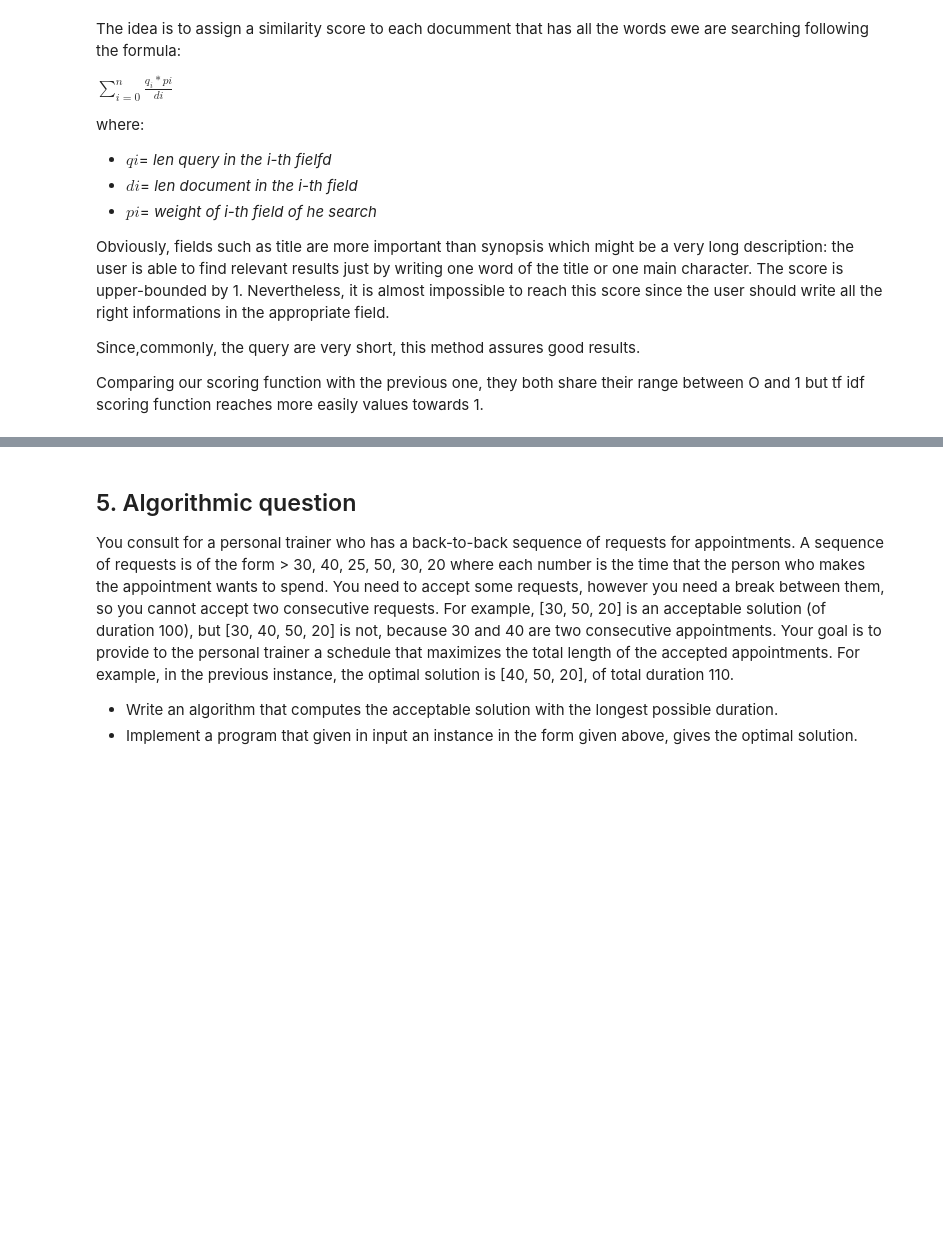
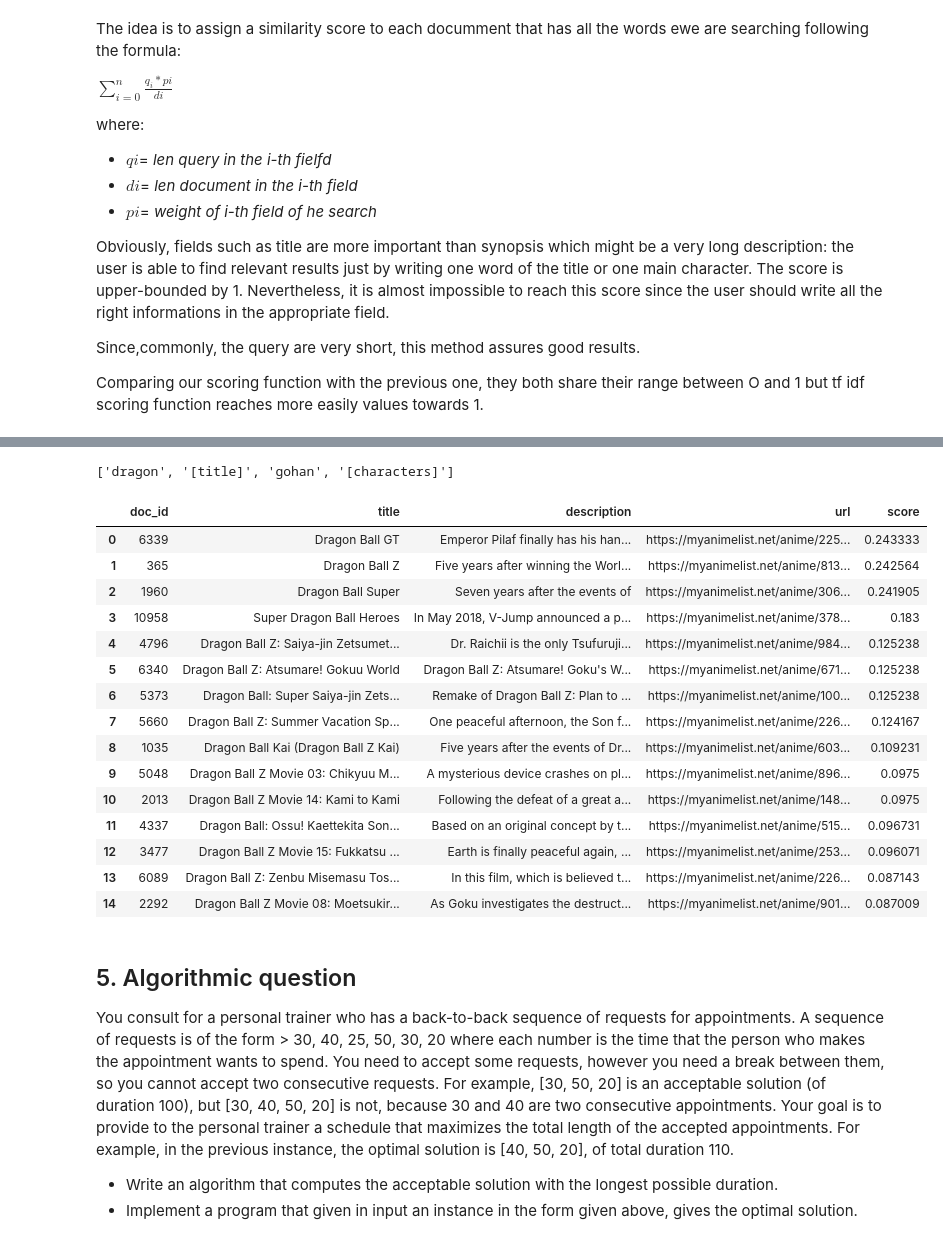
Before and after one commit to AlessandroPecchini/ADM-HW3, a Jupyter notebook: code/main.ipynb, the cells around one changed output, grey strips where cells are left out. Cells and saved outputs as stored; diff of their text form; code cells hidden in the pictures; blank space fills up the shorter version.

Commit message:
Moved all the function in external file and fixed the cell, runned again and it works

````diff
--- a/code/main.ipynb
+++ b/code/main.ipynb
@@ -832,36 +707,0 @@ def get_printable_doc(df,idx, score):
-# %%
-import warnings
-pd.options.mode.chained_assignment = None
-
-def query_anime(df, query, k=None):
-    '''
-    function to execute the query on the dataframe given the int number k  of elements we want as output
-
-    INPUT:dataframe,query, k
-    -NOTE- the query has the following shape: ```word1 word2 [where_to_search] word3 word4 [where_t_s2] ...```"<br
-
-    OUTPUT: the result in dataframe format
-    '''
-
-    parsed_query = parse_advanced_query(query)
-    results = list(get_advanced_results(parsed_query))
-
-    if len(results)==0:
-        warnings.warn(f"Cannot find any anime for the query: '{query}'")
-        return pd.DataFrame(columns=['doc_id', 'title', 'description', 'url', 'score'])
-    query_len = {k: len(v) for k, v in parsed_query.items()}
-
-    scores = [(idx, score(df.iloc[idx], query_len)) for idx in results]
-
-    scores = sorted(scores, key=lambda coppia: -coppia[1])
-
-    # Selecting the first k elements
-    if k is None or k>len(scores):
-        k = len(scores)
-    scores = scores[:k]
-
-    return pd.concat(list(map(lambda tupla: get_printable_doc(df, *tupla), scores))).reset_index().rename(columns={"index": "doc_id", "synopsis": "description"})
-
-dragonball = "dragon [title] gohan [characters]"
-
-query_anime(df, dragonball)
@@ -887,3 +708,25 @@ query_anime(df, dragonball)
+# %%
+
+dragonball = "dragon [title] gohan [characters]"
+query_anime(df, dragonball, 15)
+# %% [output]
+['dragon', '[title]', 'gohan', '[characters]']
+|  | doc_id | title | description | url | score |
+| 0 | 6339 | Dragon Ball GT | Emperor Pilaf finally has his han... | https://myanimelist.net/anime/225... | 0.243333 |
+| 1 | 365 | Dragon Ball Z | Five years after winning the Worl... | https://myanimelist.net/anime/813... | 0.242564 |
+| 2 | 1960 | Dragon Ball Super | Seven years after the events of | https://myanimelist.net/anime/306... | 0.241905 |
+| 3 | 10958 | Super Dragon Ball Heroes | In May 2018, V-Jump announced a p... | https://myanimelist.net/anime/378... | 0.183 |
+| 4 | 4796 | Dragon Ball Z: Saiya-jin Zetsumet... | Dr. Raichii is the only Tsufuruji... | https://myanimelist.net/anime/984... | 0.125238 |
+| 5 | 6340 | Dragon Ball Z: Atsumare! Gokuu World | Dragon Ball Z: Atsumare! Goku's W... | https://myanimelist.net/anime/671... | 0.125238 |
+| 6 | 5373 | Dragon Ball: Super Saiya-jin Zets... | Remake of Dragon Ball Z: Plan to ... | https://myanimelist.net/anime/100... | 0.125238 |
+| 7 | 5660 | Dragon Ball Z: Summer Vacation Sp... | One peaceful afternoon, the Son f... | https://myanimelist.net/anime/226... | 0.124167 |
+| 8 | 1035 | Dragon Ball Kai (Dragon Ball Z Kai) | Five years after the events of Dr... | https://myanimelist.net/anime/603... | 0.109231 |
+| 9 | 5048 | Dragon Ball Z Movie 03: Chikyuu M... | A mysterious device crashes on pl... | https://myanimelist.net/anime/896... | 0.0975 |
+| 10 | 2013 | Dragon Ball Z Movie 14: Kami to Kami | Following the defeat of a great a... | https://myanimelist.net/anime/148... | 0.0975 |
+| 11 | 4337 | Dragon Ball: Ossu! Kaettekita Son... | Based on an original concept by t... | https://myanimelist.net/anime/515... | 0.096731 |
+| 12 | 3477 | Dragon Ball Z Movie 15: Fukkatsu ... | Earth is finally peaceful again, ... | https://myanimelist.net/anime/253... | 0.096071 |
+| 13 | 6089 | Dragon Ball Z: Zenbu Misemasu Tos... | In this film, which is believed t... | https://myanimelist.net/anime/226... | 0.087143 |
+| 14 | 2292 | Dragon Ball Z Movie 08: Moetsukir... | As Goku investigates the destruct... | https://myanimelist.net/anime/901... | 0.087009 |
 # %% [markdown]
 ## 5. Algorithmic question
 You consult for a personal trainer who has a back-to-back sequence of requests for appointments. A sequence of requests is of the form > 30, 40, 25, 50, 30, 20 where each number is the time that the person who makes the appointment wants to spend. You need to accept some requests, however you need a break between them, so you cannot accept two consecutive requests. For example, [30, 50, 20] is an acceptable solution (of duration 100), but [30, 40, 50, 20] is not, because 30 and 40 are two consecutive appointments. Your goal is to provide to the personal trainer a schedule that maximizes the total length of the accepted appointments. For example, in the previous instance, the optimal solution is [40, 50, 20], of total duration 110.
````
Also changed, not shown: parts of 19 cells of this notebook, 2 other files.
